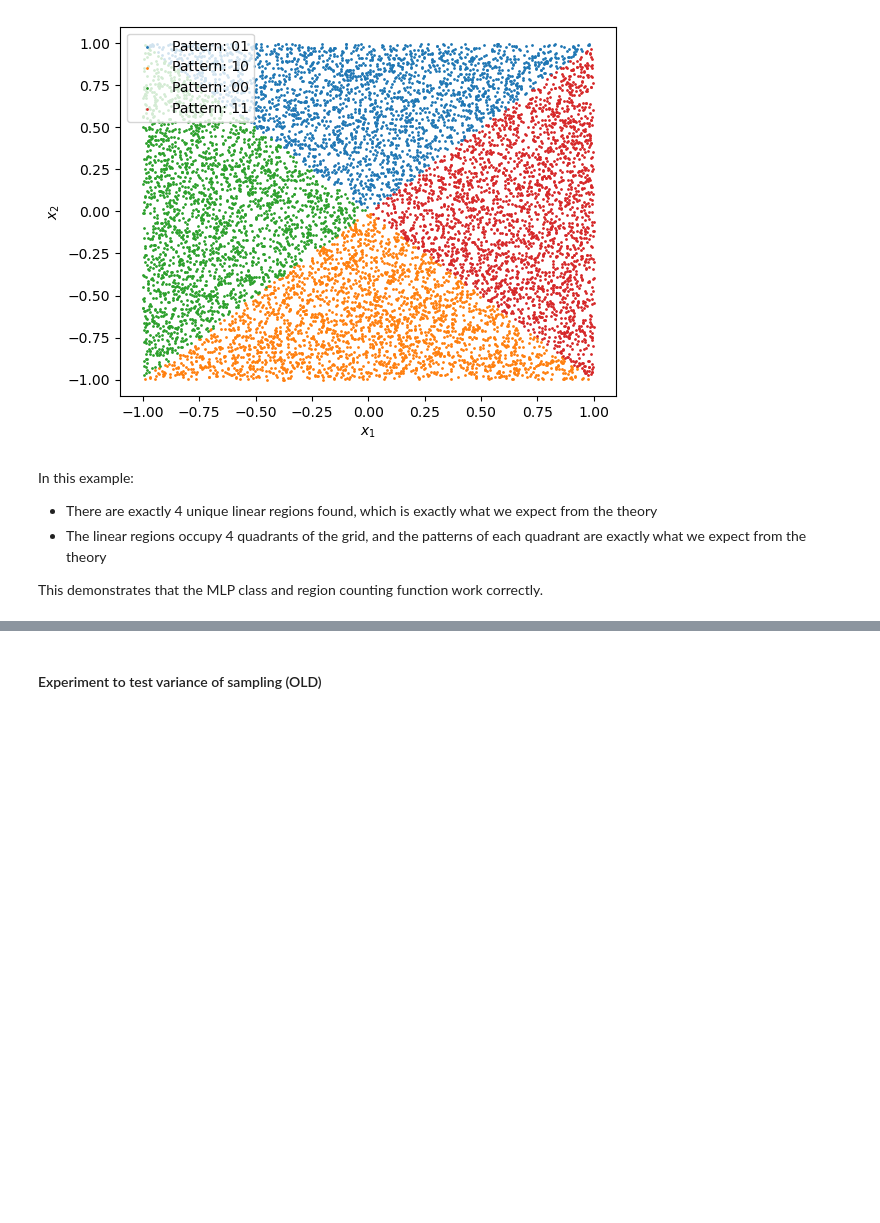
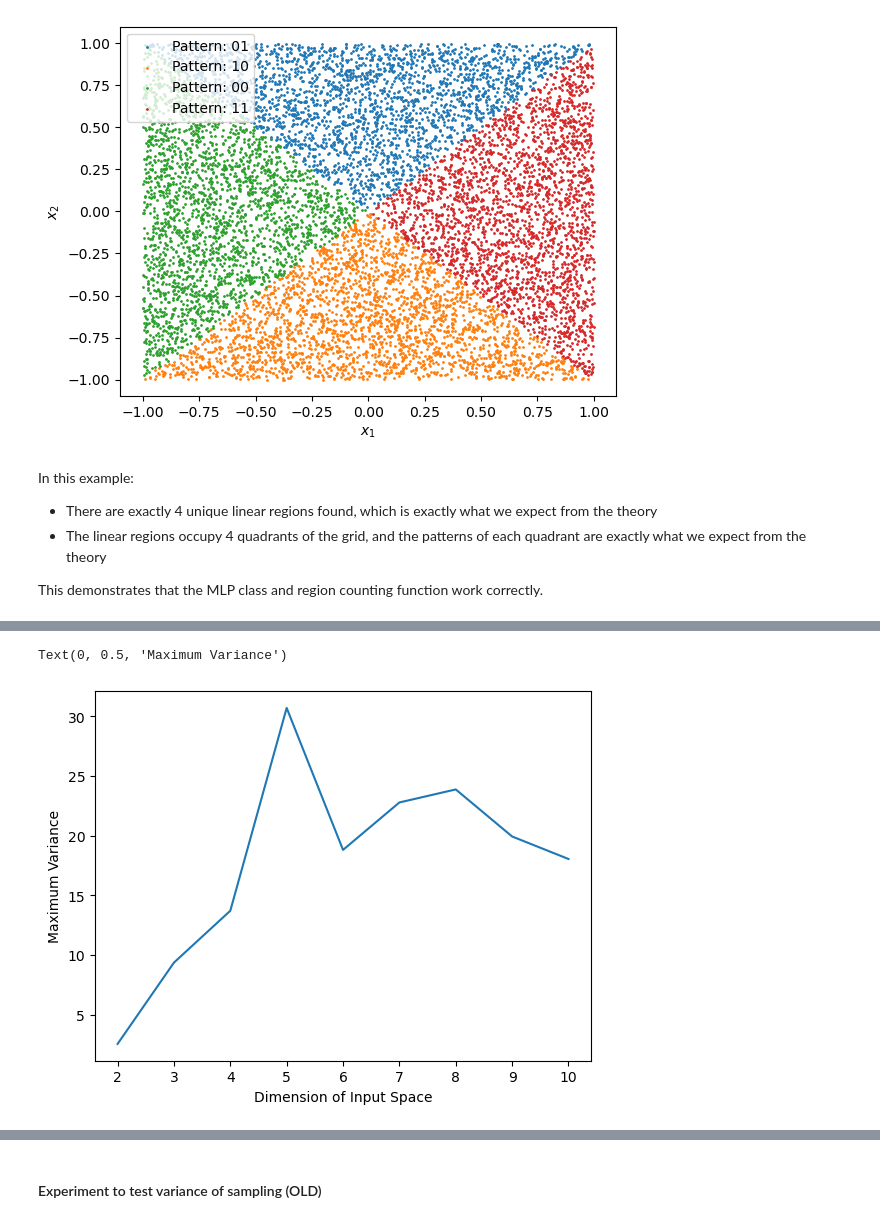
Before and after one commit to Gautam-Chauhan/MSc-Thesis, a Jupyter notebook: iid_uniform_code.ipynb, the cells around one changed output, grey strips where cells are left out. Saved outputs shown, nothing was run; the diff lists cells and outputs as text; code cells hidden in the pictures; blank space fills up the shorter version.

Commit message:
Ran more baseline experiments for iid uniform sampling and noticed some interesting patterns relating variance and number of regions

```diff
--- a/iid_uniform_code.ipynb
+++ b/iid_uniform_code.ipynb
@@ -236,0 +291,15 @@ This demonstrates that the MLP class and region counting function work correctly
+# %%
+num_points = 100000
+num_runs = 50
+neurons_per_hidden = [5,5]
+dimensions = [2,3,4,5,6,7,8,9,10]
+
+unique_counts_dimension_a, total_variances_a, total_samples_by_region_a = experiment_1(num_points,num_runs,neurons_per_hidden,dimensions)
+# %%
+max_variances = [max(variance_array) for variance_array in total_variances_a]
+plt.plot(dimensions,max_variances)
+plt.xlabel("Dimension of Input Space")
+plt.ylabel("Maximum Variance")
+# %% [output]
+Text(0, 0.5, 'Maximum Variance')
+[figure, added]
```
Also changed, not shown: parts of 22 cells of this notebook.
